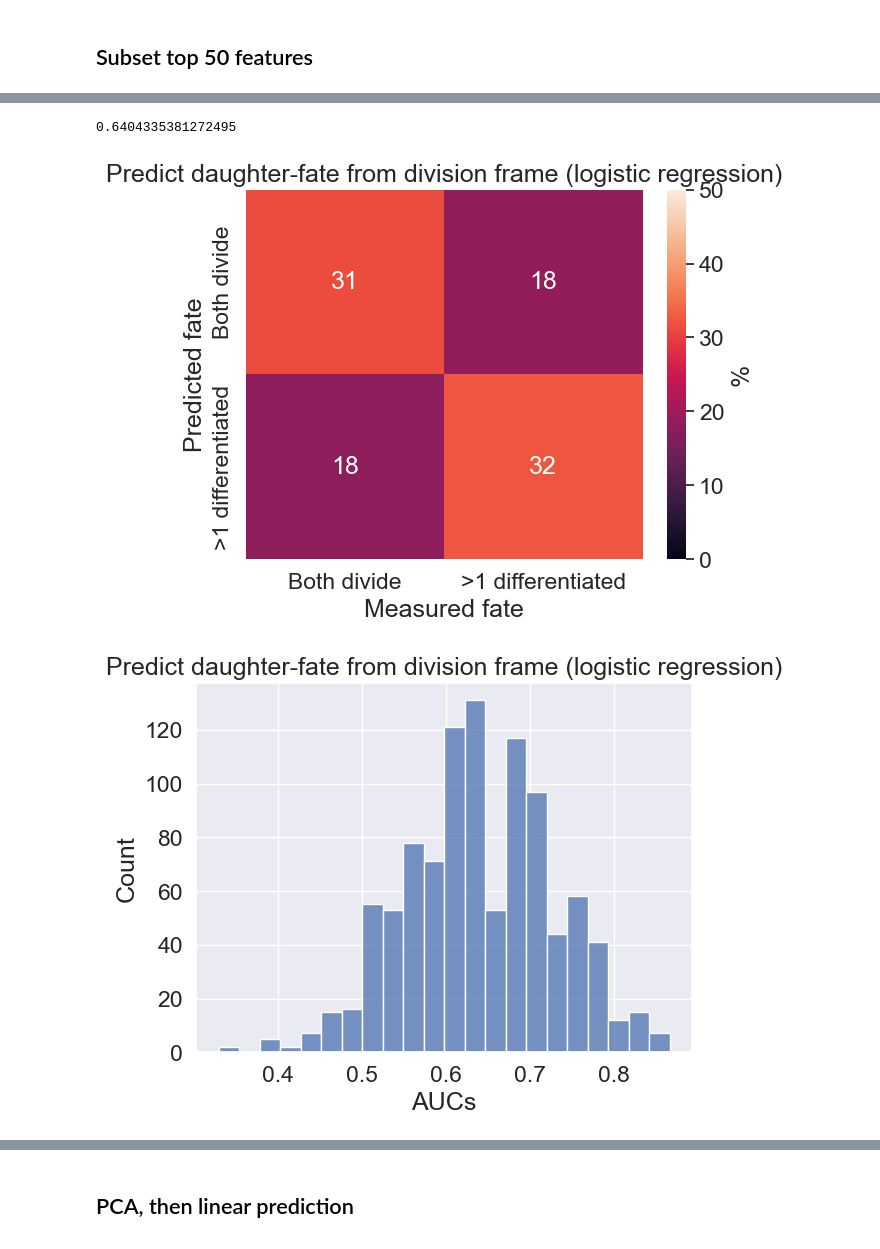
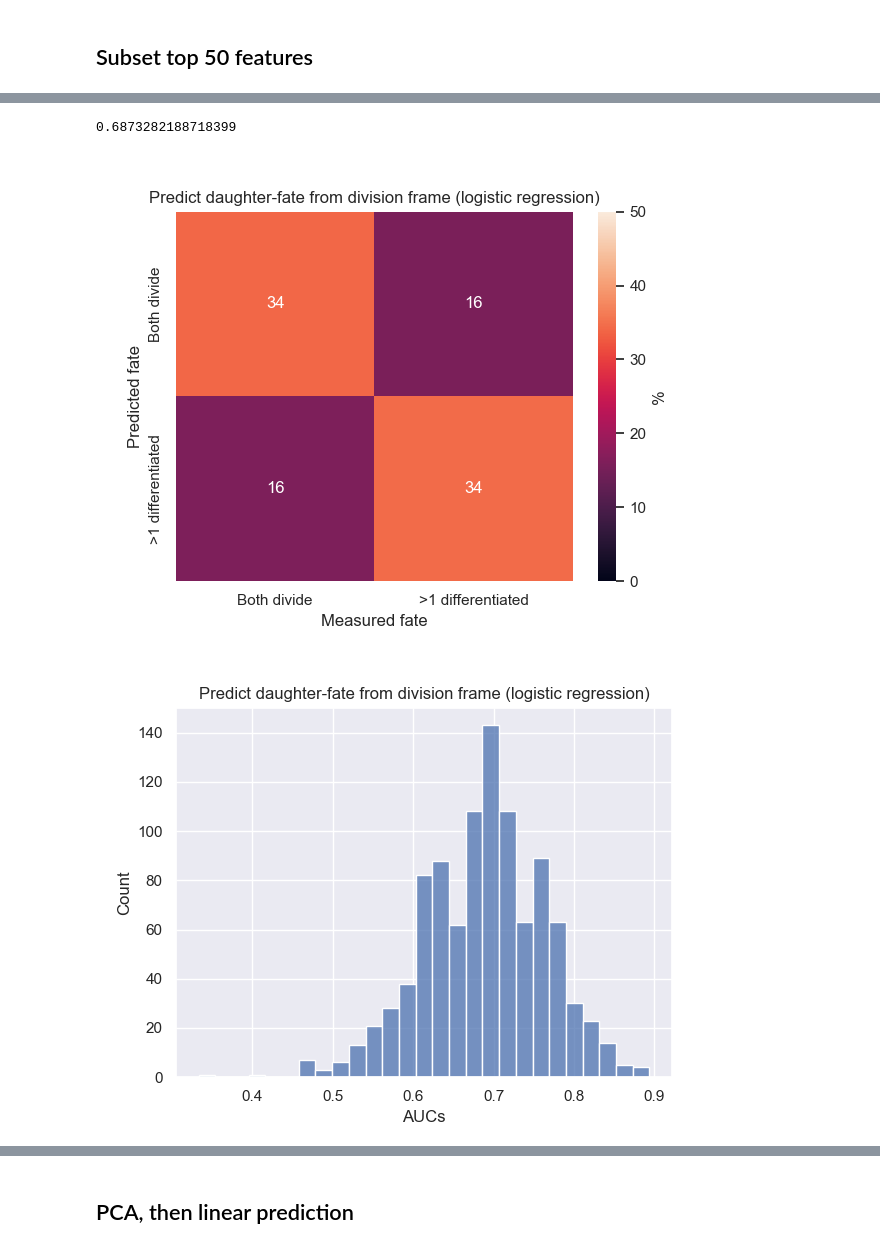
Before and after one commit to xies/mouse_skin_size_control, a Jupyter notebook: 2025_lineage_analysis/notebooks/RF_classify_division.ipynb, the cells around one changed output, grey strips where cells are left out. Saved outputs shown, nothing was run; the diff lists cells and outputs as text; code cells hidden in the pictures.

```diff
--- a/2025_lineage_analysis/notebooks/RF_classify_division.ipynb
+++ b/2025_lineage_analysis/notebooks/RF_classify_division.ipynb
@@ -75,8 +75,21 @@ features2drop = [(f,a) for f,a in divisions.columns if 'Time' in f]
 features2drop += [(f,a) for f,a in divisions.columns if 'smoothed' in f and not 'rate' in f]
 features2drop += [(f,a) for f,a in divisions.columns if 'standard' in f and not 'rate' in f]
 features2drop += [(f,a) for f,a in divisions.columns if 'cell coords' in f and not 'rate' in f]
+features2drop += [(f,a) for f,a in divisions.columns if 'Manual' in f]
 features2drop += ['Z','Z-cyto']
 divisions = divisions.drop(columns=features2drop)
 print(len(divisions))
+
+# Load images
+from skimage import io
+dirnames = {'R1':'/Users/xies/OneDrive - Stanford/Skin/Mesa et al/W-R1/',
+           'R2':'/Users/xies/OneDrive - Stanford/Skin/Mesa et al/W-R2/'}
+
+tracked_cyto_by_region = {name: io.imread(path.join(dirname,'Mastodon/tracked_cyto.tif')) for name,dirname in dirnames.items()}
+tracked_nuc_by_region = {name: io.imread(path.join(dirname,'Mastodon/tracked_nuc.tif')) for name,dirname in dirnames.items()}
+adjdict_by_region = {name: [np.load(path.join(dirname,f'Mastodon/basal_connectivity_3d/adjacenct_trackIDs_t{t}.npy'),allow_pickle=True).item() for t in range(15)] for name,dirname in dirnames.items()}
+
+%loadext autoreload
+%autoreload 2
 # %% [output]
 668
@@ -88,8 +102,8 @@ print(len(divisions))
 
 feature2predict = 'At least one daughter differentiated'
 divisions = divisions.dropna(subset=[(feature2predict,'Meta')])
-print(len(divisions))
+print(divisions.shape)
 predictions,models = predict_feature(divisions,
-                                     ensemble.RandomForestClassifier(random_state=None),
+                                     ensemble.RandomForestClassifier,
                                      feature2predict,Niter=10000)
 # %% [output]
@@ -122,11 +135,11 @@ print(AUCs.mean())
 # %%
-feat_names = divisions.xs('Measurement',level=1,axis=1).columns
-importances = pd.DataFrame(columns = feat_names,index=range(len(models)))
-for i,m in enumerate(models):
-    importances.loc[i,:] = m[1].feature_importances_
+# feat_names = divisions.xs('Measurement',level=1,axis=1).columns
+# importances = pd.DataFrame(columns = feat_names,index=range(len(models)))
+# for i,m in enumerate(models):
+#     importances.loc[i,:] = m[1].feature_importances_
 
-importances.dropna(how='all').mean(axis=0).sort_values().dropna().tail(5).plot.bar()
-
+importances.dropna(how='all').mean(axis=0).sort_values().tail(10).plot.bar()
+plt.show()
 plt.ylabel('Impurity importance')
 
 model_dir = '/Users/xies/Library/CloudStorage/OneDrive-Stanford/Skin/Mesa et al/Lineage models/Random_forest_division'
@@ -239,32 +332,33 @@ top50[(feature2predict,'Meta')] = divisions[feature2predict,'Meta']
 
 top50 = top50.dropna()
 
-predictions,models = predict_feature(top50, LogisticRegression(), feature2predict,Niter=1000)
+predictions,models = predict_feature(top50, LogisticRegression, feature2predict,Niter=1000)
 # %%
 # Calculate the confusion matrix
 avg_confusion = np.array([metrics.confusion_matrix(a,b)/len(a) for a,b in zip(predictions[0,:],predictions[1,:])])
 
-sb.set(font_scale=1.5)  # crazy big
+sb.set(font_scale=1)  # crazy big
+plt.figure()
 plt.title('Predict daughter-fate from division frame (logistic regression)')
 sb.heatmap(avg_confusion.mean(axis=0)*100,annot=True,vmin=0,vmax=50,
           cbar_kws={'label':'%'})
 plt.gca().set_xticks([0.5,1.5],labels=['Both divide','>1 differentiated'])
 plt.gca().set_yticks([0.5,1.5],labels=['Both divide','>1 differentiated'])
 plt.xlabel('Measured fate')
 plt.ylabel('Predicted fate')
 
 # Calculate AUC scores
 AUCs = np.array([metrics.roc_auc_score(a,b) for a,b in zip(predictions[0,:],predictions[1,:])])
 plt.figure()
 plt.title('Predict daughter-fate from division frame (logistic regression)')
 sb.histplot(AUCs)
 plt.xlabel('AUCs')
 
 print(AUCs.mean())
 # %% [output]
-0.6404335381272495
+0.6873282188718399
-[figure, old version]
+[figure, new version]
-[figure, old version]
+[figure, new version]
 # %%
 linear_importances['Mean curvature']
 # %% [output]
```
Also changed, not shown: parts of 25 cells of this notebook, 4 other files.
